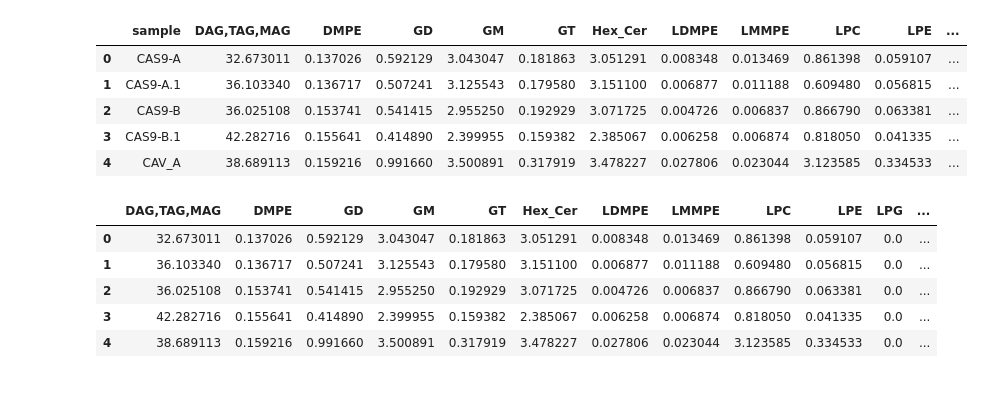
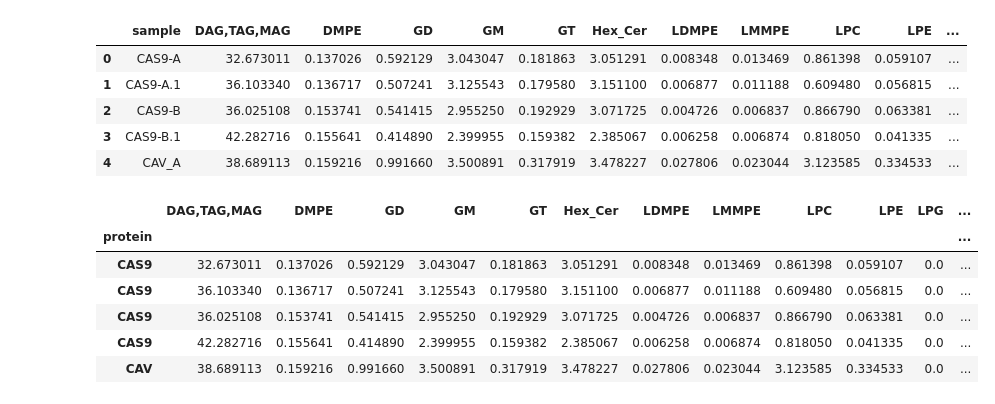
Before and after one commit to hn1902/lipids-proj-new, a Jupyter notebook: head_group_percentages.ipynb, the cells around one changed output. Drawn from its saved outputs; the diff is of its cells as text; code cells hidden in the pictures.

```diff
--- a/head_group_percentages.ipynb
+++ b/head_group_percentages.ipynb
@@ -382,11 +382,21 @@ h.head()
 # %%
 # remove sample column
 h_corr = h.iloc[:,1:]
+
+# drop RAJU
+h_corr = h_corr[h_corr['protein'] != 'RAJU']
+# drop WT
+h_corr = h_corr[h_corr['protein'] != 'WT']
+
+# set protein column as index
+h_corr = h_corr.set_index('protein')
+
 h_corr.head()
 # %% [output]
 |  | DAG,TAG,MAG | DMPE | GD | GM | GT | Hex_Cer | LDMPE | LMMPE | LPC | LPE | LPG | ... |
-| 0 | 32.673011 | 0.137026 | 0.592129 | 3.043047 | 0.181863 | 3.051291 | 0.008348 | 0.013469 | 0.861398 | 0.059107 | 0.0 | ... |
-| 1 | 36.103340 | 0.136717 | 0.507241 | 3.125543 | 0.179580 | 3.151100 | 0.006877 | 0.011188 | 0.609480 | 0.056815 | 0.0 | ... |
-| 2 | 36.025108 | 0.153741 | 0.541415 | 2.955250 | 0.192929 | 3.071725 | 0.004726 | 0.006837 | 0.866790 | 0.063381 | 0.0 | ... |
-| 3 | 42.282716 | 0.155641 | 0.414890 | 2.399955 | 0.159382 | 2.385067 | 0.006258 | 0.006874 | 0.818050 | 0.041335 | 0.0 | ... |
-| 4 | 38.689113 | 0.159216 | 0.991660 | 3.500891 | 0.317919 | 3.478227 | 0.027806 | 0.023044 | 3.123585 | 0.334533 | 0.0 | ... |
+| protein |  |  |  |  |  |  |  |  |  |  |  | ... |
+| CAS9 | 32.673011 | 0.137026 | 0.592129 | 3.043047 | 0.181863 | 3.051291 | 0.008348 | 0.013469 | 0.861398 | 0.059107 | 0.0 | ... |
+| CAS9 | 36.103340 | 0.136717 | 0.507241 | 3.125543 | 0.179580 | 3.151100 | 0.006877 | 0.011188 | 0.609480 | 0.056815 | 0.0 | ... |
+| CAS9 | 36.025108 | 0.153741 | 0.541415 | 2.955250 | 0.192929 | 3.071725 | 0.004726 | 0.006837 | 0.866790 | 0.063381 | 0.0 | ... |
+| CAS9 | 42.282716 | 0.155641 | 0.414890 | 2.399955 | 0.159382 | 2.385067 | 0.006258 | 0.006874 | 0.818050 | 0.041335 | 0.0 | ... |
+| CAV | 38.689113 | 0.159216 | 0.991660 | 3.500891 | 0.317919 | 3.478227 | 0.027806 | 0.023044 | 3.123585 | 0.334533 | 0.0 | ... |
```
Also changed, not shown: parts of 13 cells of this notebook, 8 other files.
